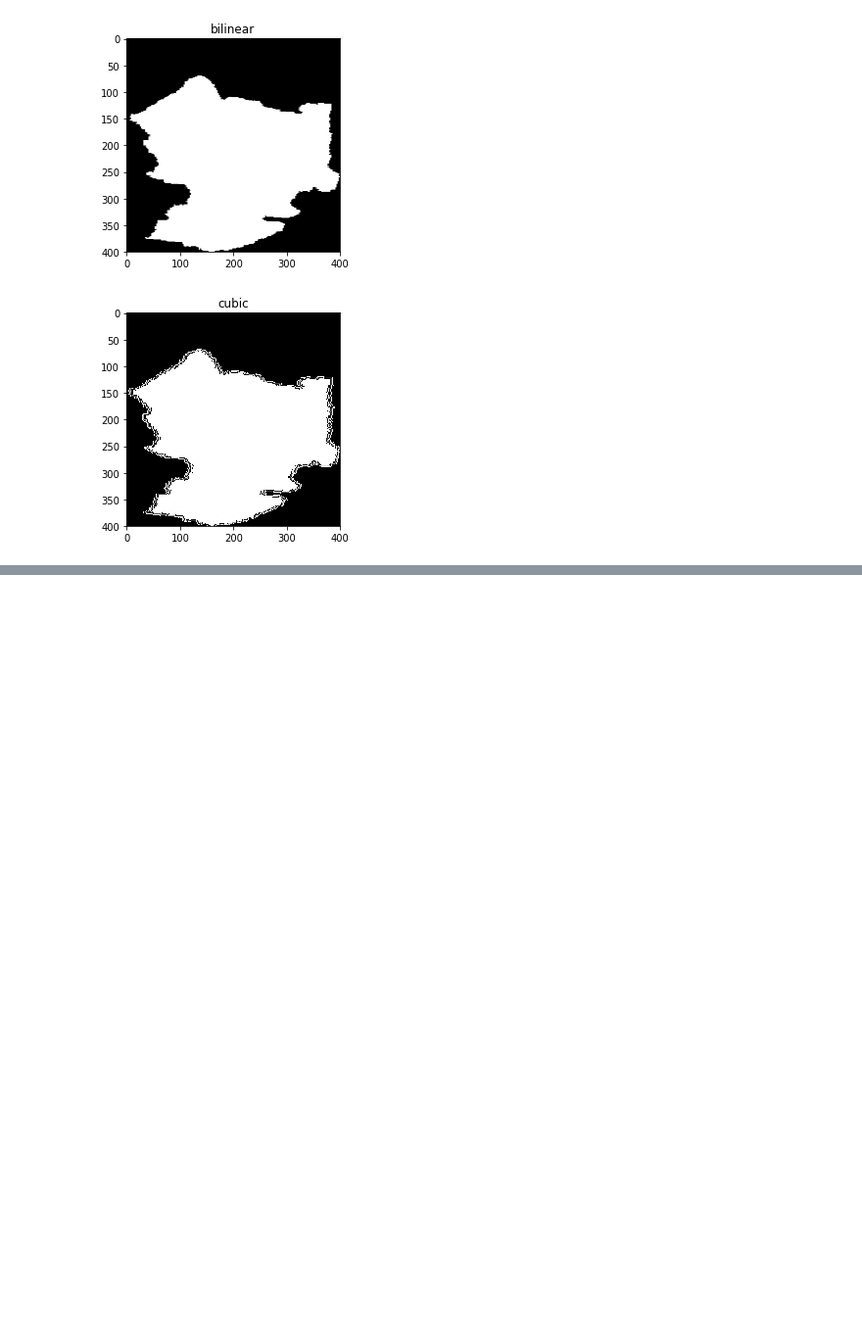
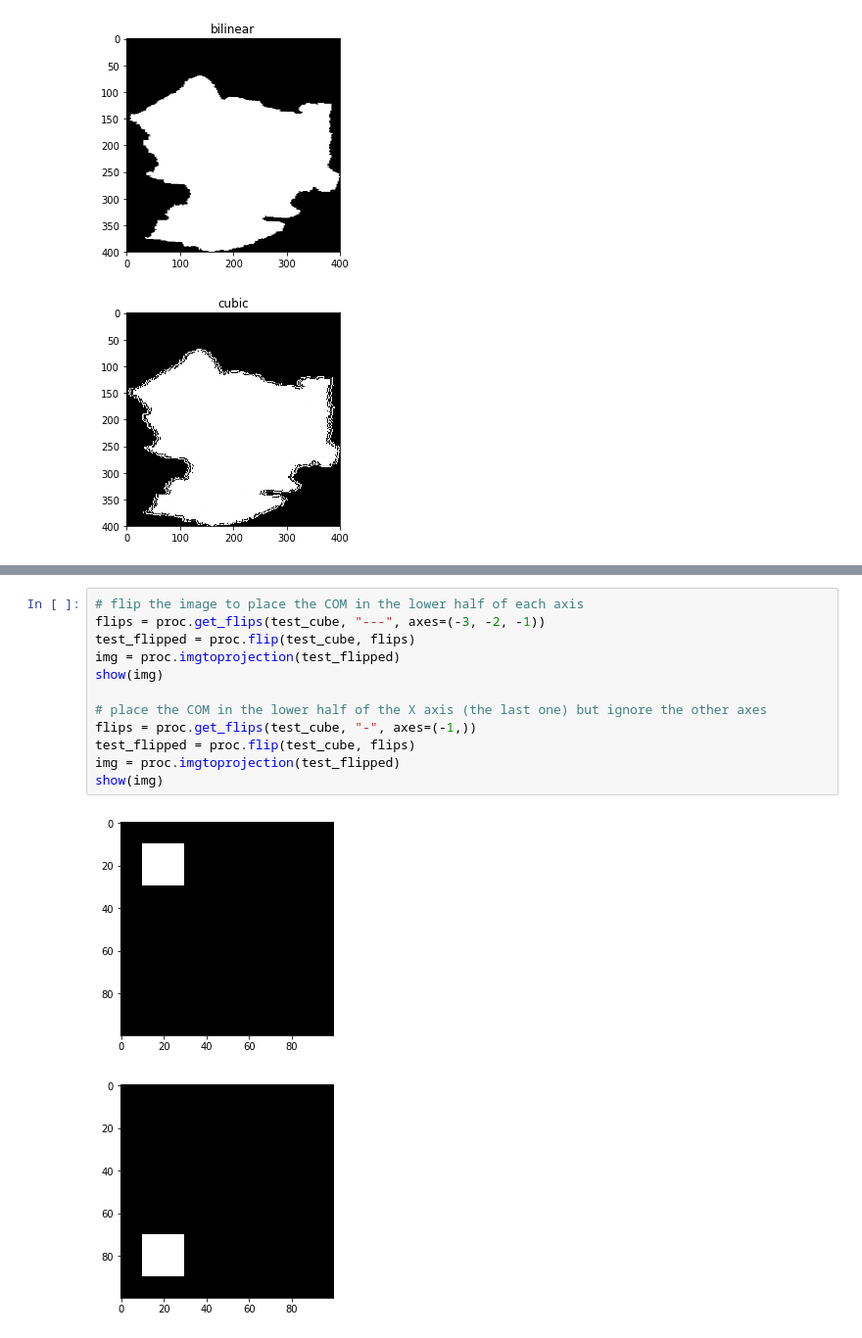
Before and after one commit to AllenCellModeling/aicsimage, a Jupyter notebook: Aicsimage Processing Guide.ipynb, the cells around one changed output, grey strips where cells are left out. Shown at 98% size. Cells and saved outputs as stored; diff of their text form; blank space fills up the shorter version.

```diff
--- a/Aicsimage Processing Guide.ipynb
+++ b/Aicsimage Processing Guide.ipynb
@@ -466,0 +489,15 @@ show(res, "cubic")
+# %%
+# flip the image to place the COM in the lower half of each axis
+flips = proc.get_flips(test_cube, "---", axes=(-3, -2, -1))
+test_flipped = proc.flip(test_cube, flips)
+img = proc.imgtoprojection(test_flipped)
+show(img)
+
+# place the COM in the lower half of the X axis (the last one) but ignore the other axes
+flips = proc.get_flips(test_cube, "-", axes=(-1,))
+test_flipped = proc.flip(test_cube, flips)
+img = proc.imgtoprojection(test_flipped)
+show(img)
+# %% [output]
+[figure, added]
+[figure, added]
```
Also changed, not shown: parts of 13 cells of this notebook, 1 other file.
